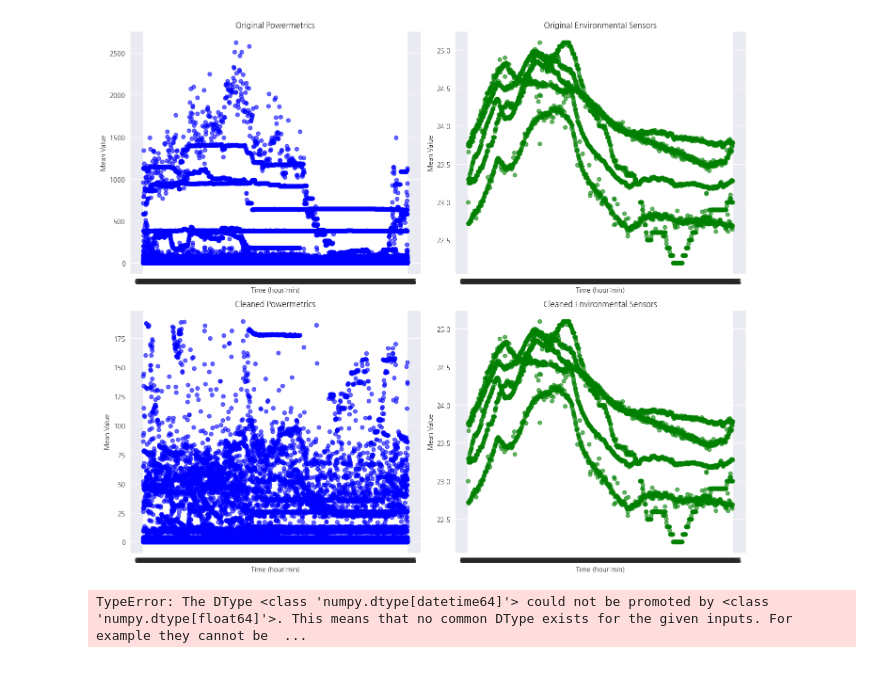
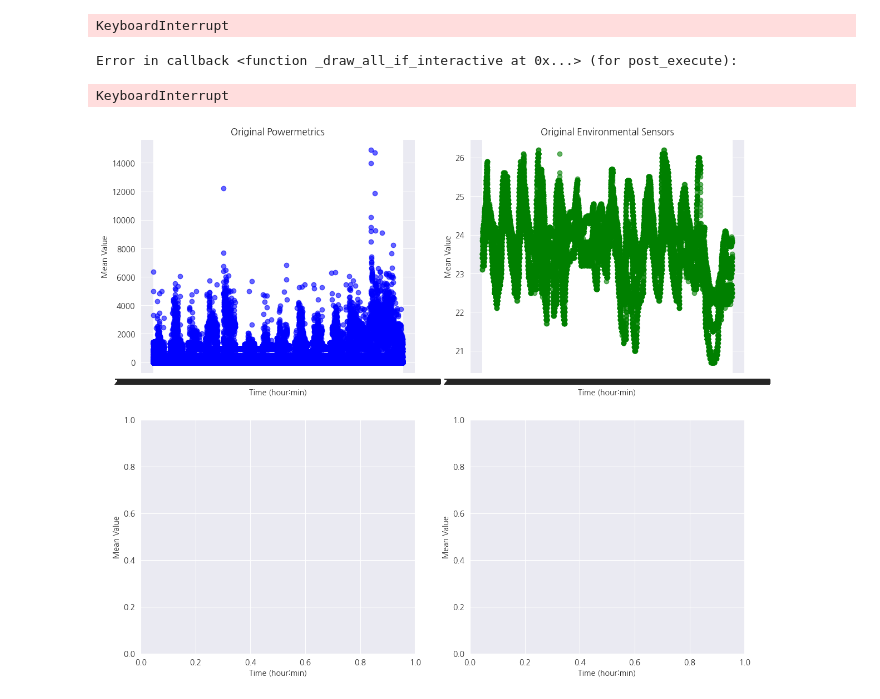
Before and after one commit to Maru375/smoothing_ml, a Jupyter notebook: 데이터 분석.ipynb, the cells around one changed output. Drawn from its saved outputs; the diff is of its cells as text; code cells hidden in the pictures.

```diff
--- a/데이터 분석.ipynb
+++ b/데이터 분석.ipynb
@@ -8,81 +8,26 @@ mpl.rcParams['font.family'] = 'NanumGothic'
 mpl.rcParams['axes.unicode_minus'] = False
 # %%
 # 데이터 로드
-powermetrics_data = pd.read_csv('powermetrics_stats.csv')
-environmentalsensors_data = pd.read_csv('environmentalsensors_stats.csv')
-
-def remove_outliers(df, column):
-    Q1 = df[column].quantile(0.25)
-    Q3 = df[column].quantile(0.75)
-    IQR = Q3 - Q1
-    lower_bound = Q1 - 1.5 * IQR
-    upper_bound = Q3 + 1.5 * IQR
-    cleaned_df = df[(df[column] >= lower_bound) & (df[column] <= upper_bound)]
-    return cleaned_df
-
-# 이상치 제거
-cleaned_powermetrics_data = remove_outliers(powermetrics_data, 'mean_value')
-cleaned_environmentalsensors_data = remove_outliers(environmentalsensors_data, 'mean_value')
+power_data = pd.read_csv('cleaned_data/power/power_stats_cleaned.csv')
+temperature_data = pd.read_csv('cleaned_data/temperature/temperature_stats_cleaned.csv')
 
 # 산점도 그리기
 fig, ax = plt.subplots(2, 2, figsize=(14, 12))
 
 # 원본 데이터 산점도
-ax[0, 0].scatter(powermetrics_data['time_hour_min'], powermetrics_data['mean_value'], alpha=0.6, color='blue')
+ax[0, 0].scatter(power_data['time'], power_data['value'], alpha=0.6, color='blue')
 ax[0, 0].set_title('Original Powermetrics')
-ax[0, 1].scatter(environmentalsensors_data['time_hour_min'], environmentalsensors_data['mean_value'], alpha=0.6, color='green')
+ax[0, 1].scatter(temperature_data['time'], temperature_data['value'], alpha=0.6, color='green')
 ax[0, 1].set_title('Original Environmental Sensors')
-
-# 이상치 제거 후 산점도
-ax[1, 0].scatter(cleaned_powermetrics_data['time_hour_min'], cleaned_powermetrics_data['mean_value'], alpha=0.6, color='blue')
-ax[1, 0].set_title('Cleaned Powermetrics')
-ax[1, 1].scatter(cleaned_environmentalsensors_data['time_hour_min'], cleaned_environmentalsensors_data['mean_value'], alpha=0.6, color='green')
-ax[1, 1].set_title('Cleaned Environmental Sensors')
 
 for a in ax.flat:
     a.set(xlabel='Time (hour:min)', ylabel='Mean Value')
     a.grid(True)
 
 plt.tight_layout()
 plt.show()
 # %% [output]
+KeyboardInterrupt
+Error in callback <function _draw_all_if_interactive at 0x...> (for post_execute):
+KeyboardInterrupt
-[figure, old version]
+[figure, new version]
-# %%
-import pandas as pd
-from sklearn.cluster import DBSCAN
-from sklearn.preprocessing import StandardScaler
-
-# 데이터 로드
-powermetrics_data = pd.read_csv('powermetrics_stats.csv')
-environmentalsensors_data = pd.read_csv('environmentalsensors_stats.csv')
-
-# 시간 데이터 처리 ('HH:MM' 형식을 'HH.MM' 형식으로 변환하여 숫자형으로 취급)
-powermetrics_data['time_hour_min'] = powermetrics_data['time_hour_min'].str.replace(':', '.').astype(float)
-environmentalsensors_data['time_hour_min'] = environmentalsensors_data['time_hour_min'].str.replace(':', '.').astype(float)
-
-# 'time_hour_min'과 'mean_value'에 대해 DBSCAN 적용 (Powermetrics 데이터)
-data_to_cluster = powermetrics_data[['time_hour_min', 'mean_value']]
-data_to_cluster_scaled = StandardScaler().fit_transform(data_to_cluster)
-db = DBSCAN(eps=0.3, min_samples=10).fit(data_to_cluster_scaled)
-labels = db.labels_
-cleaned_data = powermetrics_data[labels != -1]
-
-# 'time_hour_min'과 'mean_value'에 대해 DBSCAN 적용 (Environmental Sensors 데이터)
-data_to_cluster2 = environmentalsensors_data[['time_hour_min', 'mean_value']]
-data_to_cluster2_scaled = StandardScaler().fit_transform(data_to_cluster2)
-db2 = DBSCAN(eps=0.3, min_samples=10).fit(data_to_cluster2_scaled)
-labels2 = db2.labels_
-cleaned_data2 = environmentalsensors_data[labels2 != -1]
-
-# 결과 확인
-original_count = powermetrics_data.shape[0]
-cleaned_count = cleaned_data.shape[0]
-original_count2 = environmentalsensors_data.shape[0]
-cleaned_count2 = cleaned_data2.shape[0]
-
-print('Powermetrics - Original data count:', original_count)
-print('Powermetrics - Cleaned data count:', cleaned_count)
-print('Environmental Sensors - Original data count:', original_count2)
-print('Environmental Sensors - Cleaned data count:', cleaned_count2)
-# %% [output]
-TypeError: The DType <class 'numpy.dtype[datetime64]'> could not be promoted by <class 'numpy.dtype[float64]'>. This means that no common DType exists for the given inputs. For example they cannot be  ...
```
Also changed, not shown: parts of 1 cell of this notebook.
